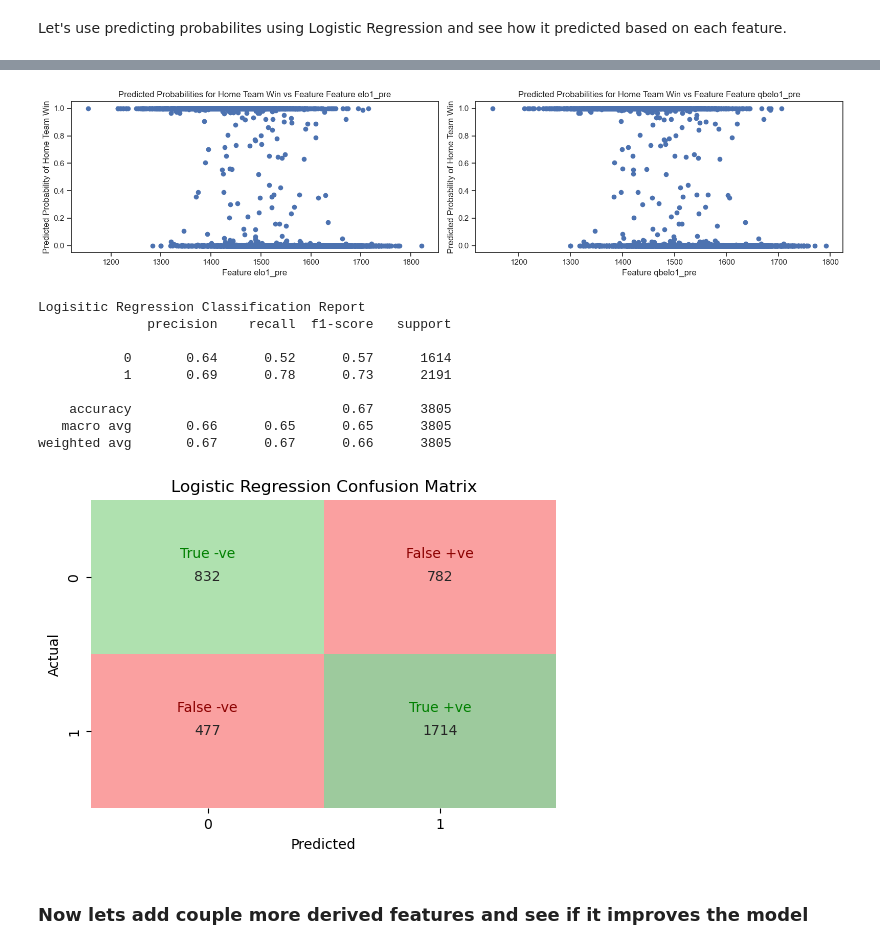
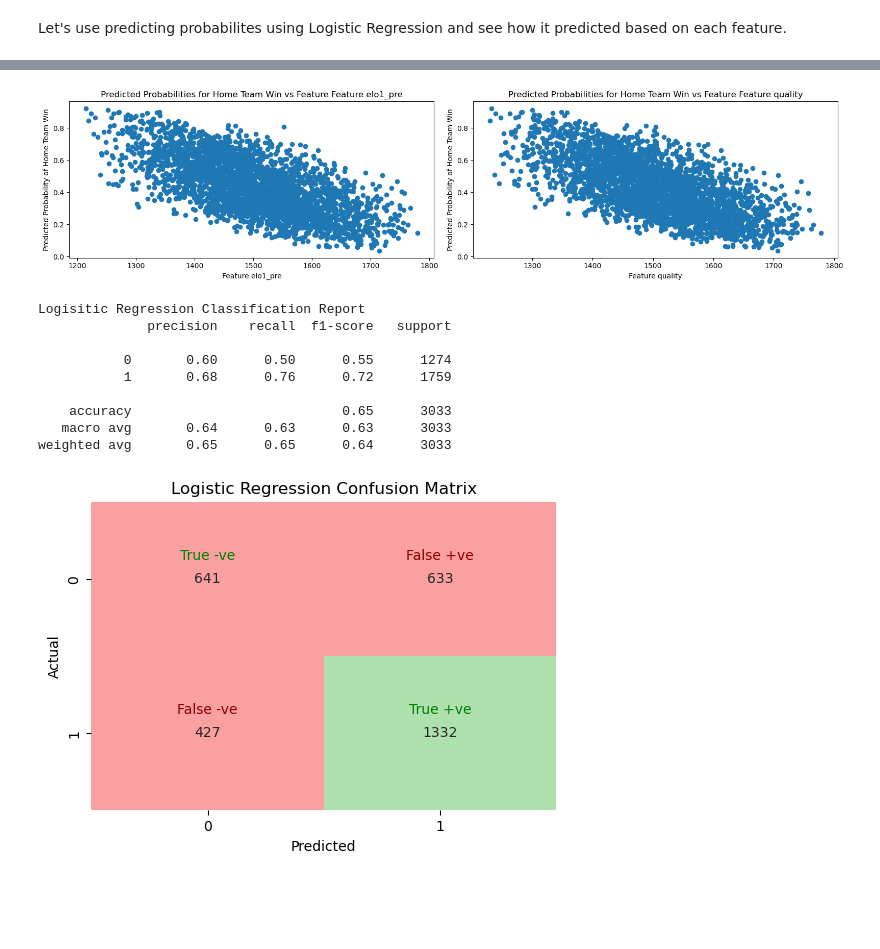
Before and after one commit to itsakcode/healthcare_project, a Jupyter notebook: src/ajay_modeling.ipynb, the cells around one changed output, grey strips where cells are left out. Drawn from its saved outputs; the diff is of its cells as text; code cells hidden in the pictures; blank space fills up the shorter version.

Commit message:
Add more data analysis and updated model hyperparameter analysis

```diff
--- a/src/ajay_modeling.ipynb
+++ b/src/ajay_modeling.ipynb
@@ -175,0 +359,11 @@ visuals_utility.show_accuracy_scores({m_name:m_data['accuracy_score'] for m_name
+# %%
+# process by adding new features
+X_features = ['elo1_pre', 'elo2_pre', 'elo_prob1',
+       'elo_prob2', 'qbelo1_pre', 'qbelo2_pre', 'qbelo_prob1', 'qbelo_prob2',
+       'quality', 'elo_diff', 'qbelo_diff',
+       'elo_pre', 'qbelo_pre', 'team1_prob']
+
+X3 = non_outliers_df[X_features]
+
+model3_results = model_utility.process_models_Xy(eval_models, X3, y)
+results_to_df(model3_results)
@@ -175,0 +492,7 @@ visuals_utility.show_accuracy_scores({m_name:m_data['accuracy_score'] for m_name
+# %%
+lr_model = {"LR Model" : LogisticRegression(C=10, penalty='l1', solver='liblinear')}
+
+X_train, X_test, y_train, y_test = train_test_split(X3, y, test_size=0.2, random_state=42)
+
+lr_model_results = model_utility.process_models(lr_model, X_train, X_test, y_train, y_test)
+lr_model_results
@@ -192,5 +521,2 @@ Standard deviation of accuracy: 0.012514921603615649
 # %% [markdown]
 Let's use predicting probabilites using Logistic Regression and see how it predicted based on each feature.
-# %%
-X_train, X_test, y_train, y_test = model_utility.prepare_train_test_data(X, y)
-X_test
@@ -211,49 +523,46 @@ X_test
 # %%
 # get predict proba for X_test .
-predicted_probabilities = model_results['Logistic Regression']['model'].predict_proba(X_test)
+predicted_probabilities = lr_model_results['LR Model']['model'].predict_proba(X_test)
 # %%
 # Plot home team win probabilities
 positive_class_probabilities = predicted_probabilities[:, 0]
 
 # Plot only elo rating features of home team
-num_features = [1, 5]
-#X_test.shape[1]
+num_features = [0, 4]
 
 num_rows = (len(num_features) + 1) // 2
 fig, axes = plt.subplots(nrows=num_rows, ncols=2, figsize=(16, 4 * num_rows))
 axes = axes.flatten()
 
 # Plot the predicted probabilities against each feature
 for i, feature_index in enumerate(num_features):
     axes[i].scatter(X_test.iloc[:, feature_index], positive_class_probabilities)
     axes[i].set_xlabel(f'Feature {X.columns[feature_index]}')
     axes[i].set_ylabel('Predicted Probability of Home Team Win')
     axes[i].set_title(f'Predicted Probabilities for Home Team Win vs Feature Feature {X.columns[feature_index]}')
 
 # Hide any unused subplots
 for j in range(len(num_features), len(axes)):
     axes[j].axis('off')
 
 plt.tight_layout()
 plt.show()
 # %% [output]
-[figure, old version]
+[figure, new version]
 # %%
 print("Logisitic Regression Classification Report")
-print(model_df['classification_report'].iloc[0])
+print(lr_model_results['LR Model']['classification_report'])
 # %% [output]
 Logisitic Regression Classification Report
               precision    recall  f1-score   support
 
-           0       0.64      0.52      0.57      1614
-           1       0.69      0.78      0.73      2191
+           0       0.60      0.50      0.55      1274
+           1       0.68      0.76      0.72      1759
 
-    accuracy                           0.67      3805
-   macro avg       0.66      0.65      0.65      3805
-weighted avg       0.67      0.67      0.66      3805
+    accuracy                           0.65      3033
+   macro avg       0.64      0.63      0.63      3033
+weighted avg       0.65      0.65      0.64      3033
 # %%
-visuals_utility.single_binary_confusion_matrix(model_df['confusion_matrix'].iloc[0], "Logistic Regression")
+visuals_utility.single_binary_confusion_matrix(lr_model_results['LR Model']['confusion_matrix'], "Logistic Regression")
 # %% [output]
-[figure, old version]
+[figure, new version]
-# %% [markdown]
-### Now lets add couple more derived features and see if it improves the model
```
Also changed, not shown: parts of 55 cells of this notebook.
